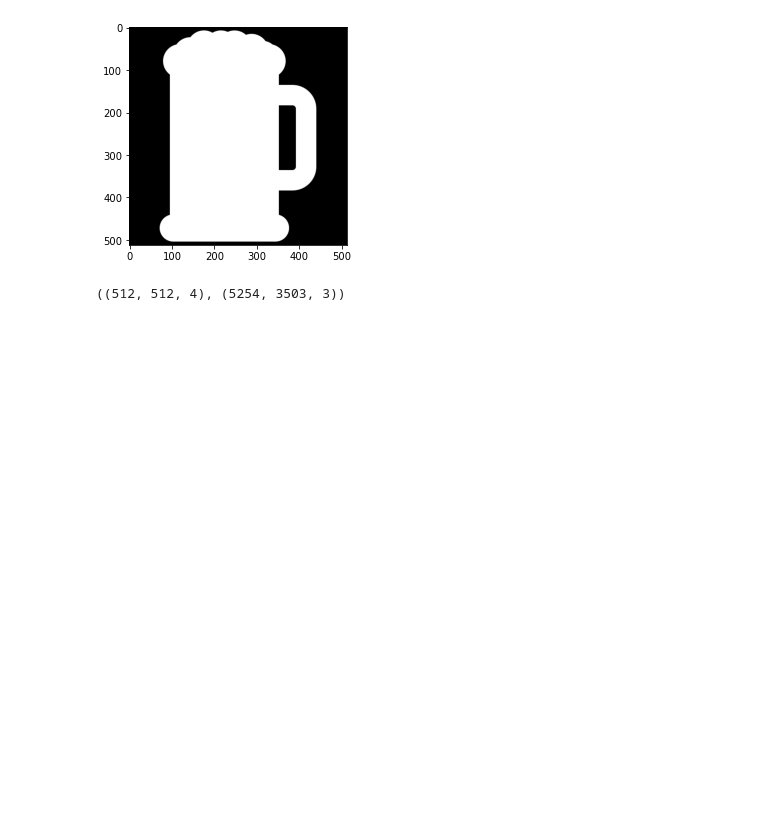
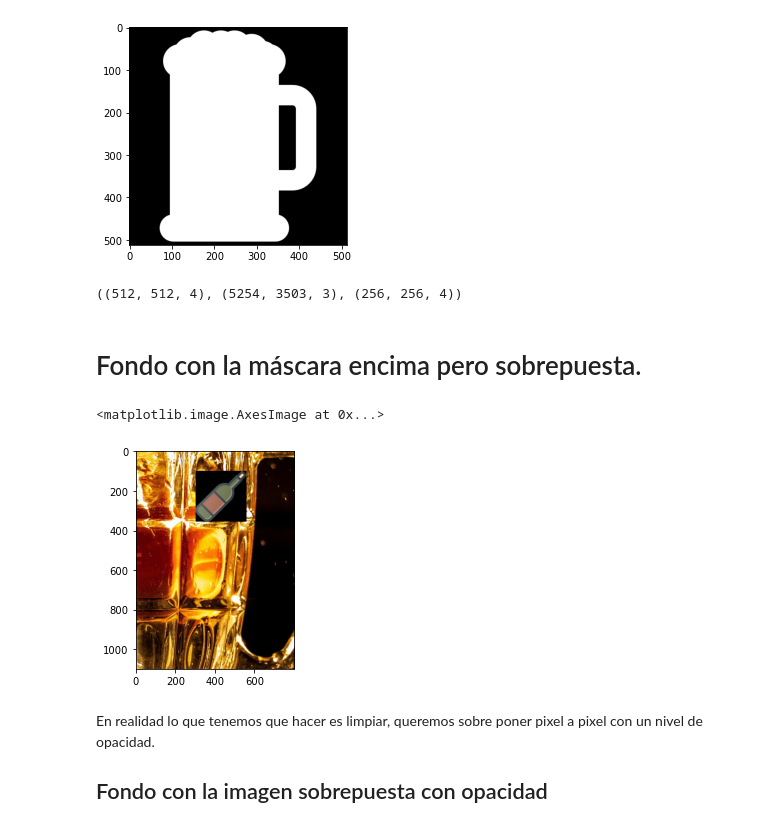
Before and after one commit to Carlosriosch/FiltersForSelfies, a Jupyter notebook: imagenes.ipynb, the cells around one changed output. Saved outputs shown, nothing was run; the diff lists cells and outputs as text; code cells hidden in the pictures; blank space fills up the shorter version.

```diff
--- a/imagenes.ipynb
+++ b/imagenes.ipynb
@@ -15,6 +23,6 @@ plt.imshow(cerpng[:,:,3], cmap='gray') # en el canal 3 esta guardada la transpar
 <matplotlib.image.AxesImage at 0x...>
 [figure]
 # %%
-cerpng.shape, cerjpg.shape
+cerpng.shape, cerjpg.shape, vinito.shape
 # %% [output]
-((512, 512, 4), (5254, 3503, 3))
+((512, 512, 4), (5254, 3503, 3), (256, 256, 4))
@@ -23,0 +29,19 @@ y=1000
+# %%
+#aproximadamente estas son las coordenadas en las que queremos colocar la imagen
+x=2000
+y=2000
+# lo que queremos es poner la máscara de vinito a la voto de la cerveza
+# %% [markdown]
+# Fondo con la máscara encima pero sobrepuesta.
+# %%
+cerveza_con_mascara = cerjpg.copy()
+# %%
+cerveza_con_mascara[y:y+256, x:x+256, :] = vinito[:, :, :3]
+# %%
+plt.imshow(cerveza_con_mascara[1900:3000, 1700:2500,:])
+# %% [output]
+<matplotlib.image.AxesImage at 0x...>
+[figure, added]
+# %% [markdown]
+En realidad lo que tenemos que hacer es limpiar, queremos sobre poner pixel a pixel con un nivel de opacidad.
+## Fondo con la imagen sobrepuesta con opacidad
```
Also changed, not shown: parts of 9 cells of this notebook, 4 other files.
